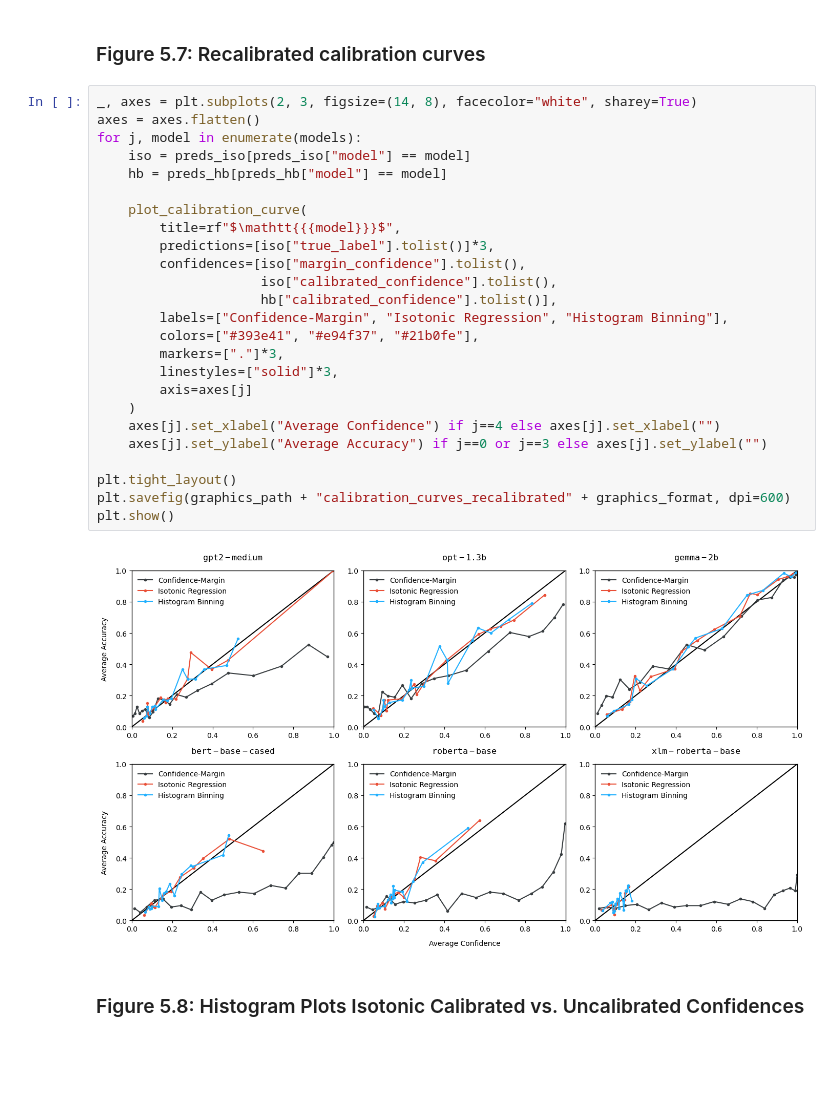
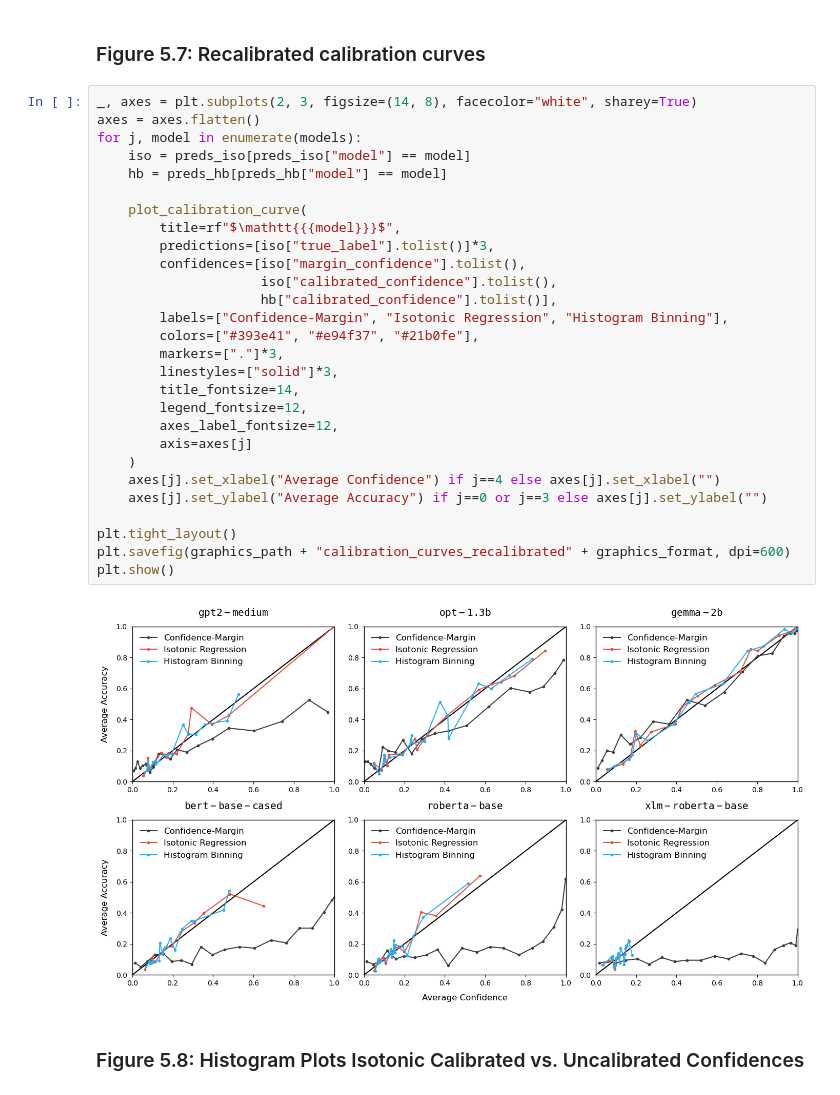
Before and after one commit to diamir707/LMsCONFonBEAR, a Jupyter notebook: results/e4recalibration.ipynb, the cells around one changed output. Cells and saved outputs as stored; diff of their text form; blank space fills up the shorter version.

```diff
--- a/results/e4recalibration.ipynb
+++ b/results/e4recalibration.ipynb
@@ -75,30 +82,33 @@ models = ["gpt2-medium", "opt-1.3b", "gemma-2b",
 # %%
 _, axes = plt.subplots(2, 3, figsize=(14, 8), facecolor="white", sharey=True)
 axes = axes.flatten()
 for j, model in enumerate(models):
     iso = preds_iso[preds_iso["model"] == model]
     hb = preds_hb[preds_hb["model"] == model]
 
     plot_calibration_curve(
         title=rf"$\mathtt{{{model}}}$",
         predictions=[iso["true_label"].tolist()]*3,
         confidences=[iso["margin_confidence"].tolist(),
                      iso["calibrated_confidence"].tolist(),
                      hb["calibrated_confidence"].tolist()],
         labels=["Confidence-Margin", "Isotonic Regression", "Histogram Binning"],
         colors=["#393e41", "#e94f37", "#21b0fe"],
         markers=["."]*3,
         linestyles=["solid"]*3,
+        title_fontsize=14,
+        legend_fontsize=12,
+        axes_label_fontsize=12,
         axis=axes[j]
     )
     axes[j].set_xlabel("Average Confidence") if j==4 else axes[j].set_xlabel("")
     axes[j].set_ylabel("Average Accuracy") if j==0 or j==3 else axes[j].set_ylabel("")
 
 plt.tight_layout()
 plt.savefig(graphics_path + "calibration_curves_recalibrated" + graphics_format, dpi=600)
 plt.show()
 # %% [output]
-[figure, old version]
+[figure, new version]
 # %% [markdown]
 ### Figure 5.8: Histogram Plots Isotonic Calibrated vs. Uncalibrated Confidences
 # %%
```
Also changed, not shown: parts of 4 cells of this notebook, 7 other files.
